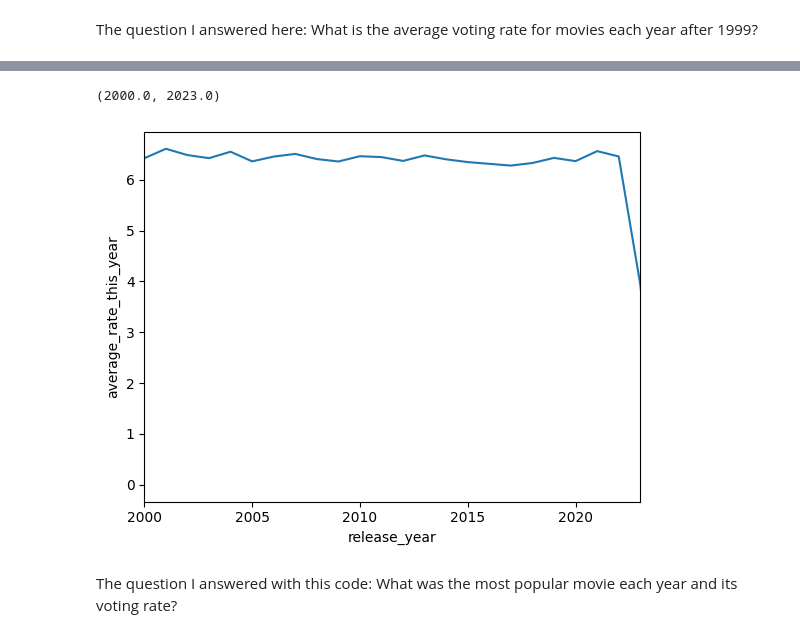
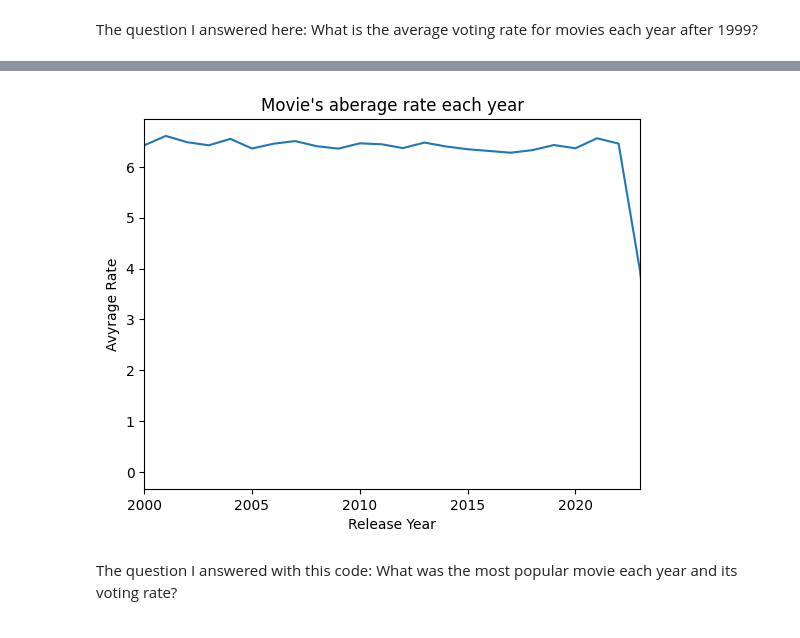
Before and after one commit to Kowallskiy/Movies_Data_Analysis, a Jupyter notebook: data_analysis.ipynb, the cells around one changed output, grey strips where cells are left out. Drawn from its saved outputs; the diff is of its cells as text; code cells hidden in the pictures.

```diff
--- a/data_analysis.ipynb
+++ b/data_analysis.ipynb
@@ -157,10 +160,13 @@ print(unique_average_rate])
 162           2000                6.421875
 # %%
 sns.lineplot(data=unique_average_rate, x = "release_year", y = "average_rate_this_year")
+plt.title("Movie's aberage rate each year")
+plt.xlabel("Release Year")
+plt.ylabel("Avyrage Rate")
 plt.xlim(2000, 2023)
+plt.show()
 # %% [output]
-(2000.0, 2023.0)
-[figure, old version]
+[figure, new version]
 # %% [markdown]
 The question I answered with this code: What was the most popular movie each year and its voting rate?
 # %%
```
Also changed, not shown: parts of 4 cells of this notebook, 3 other files.
